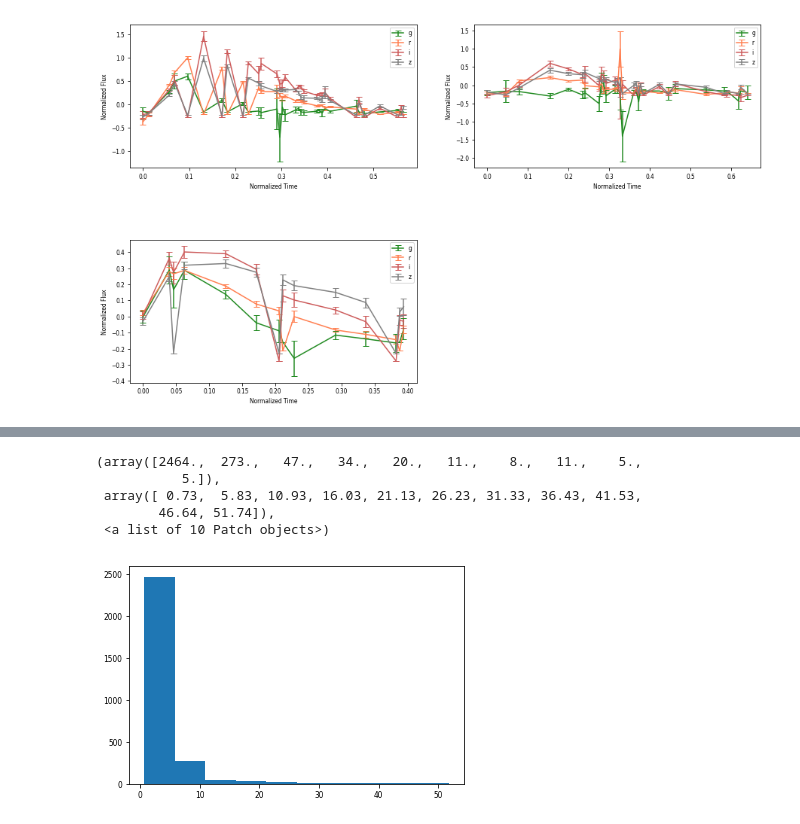
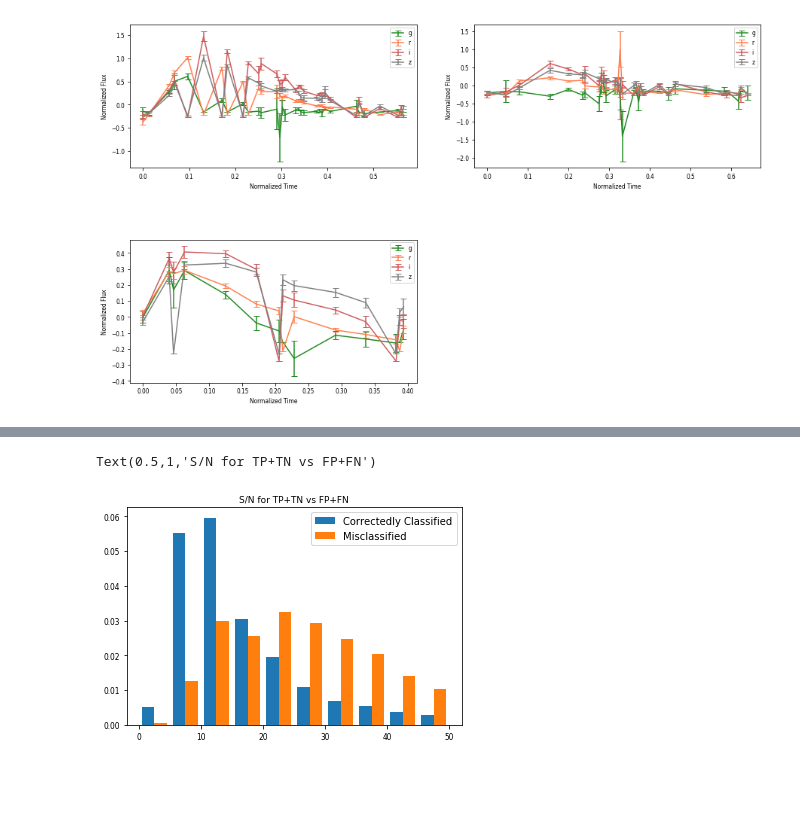
Before and after one commit to zhiyaol/SN-Classification-with-ML, a Jupyter notebook: Tensorflow-test-10000-steps.ipynb, the cells around one changed output, grey strips where cells are left out. Drawn from its saved outputs; the diff is of its cells as text; code cells hidden in the pictures; blank space fills up the shorter version.

```diff
--- a/Tensorflow-test-10000-steps.ipynb
+++ b/Tensorflow-test-10000-steps.ipynb
@@ -456,9 +423,0 @@ hist(mis_SNR)
-# %%
-hist(corr_SNR)
-# %% [output]
-(array([2464.,  273.,   47.,   34.,   20.,   11.,    8.,   11.,    5.,
-           5.]),
- array([ 0.73,  5.83, 10.93, 16.03, 21.13, 26.23, 31.33, 36.43, 41.53,
-        46.64, 51.74]),
- <a list of 10 Patch objects>)
-[figure, removed]
@@ -464,0 +453,7 @@ hist(corr_SNR)
+# %%
+hist([corr_SNR,mis_SNR], 10, (0,50), density = True, histtype='bar', label = ["Correctedly Classified","Misclassified"])
+legend(prop={'size': 10})
+title("S/N for TP+TN vs FP+FN")
+# %% [output]
+Text(0.5,1,'S/N for TP+TN vs FP+FN')
+[figure, added]
```
Also changed, not shown: parts of 26 cells of this notebook, 1 other file.
